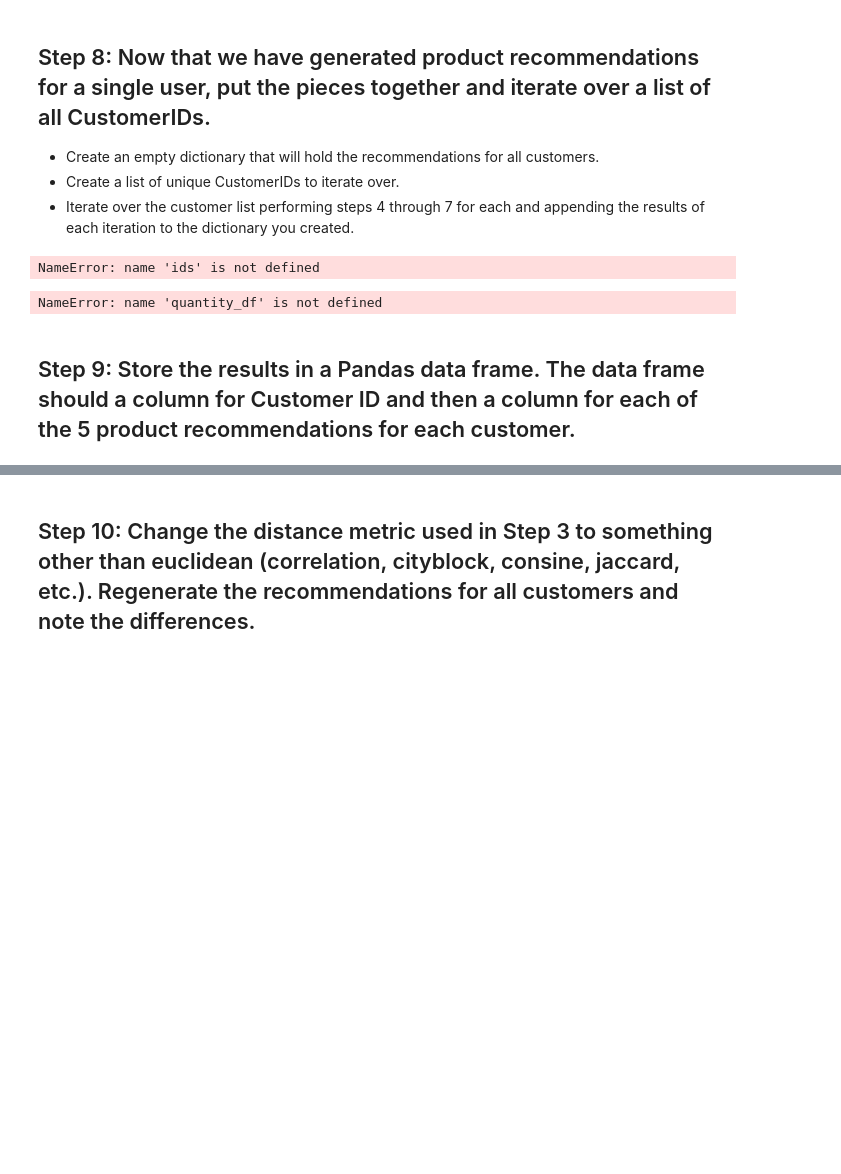
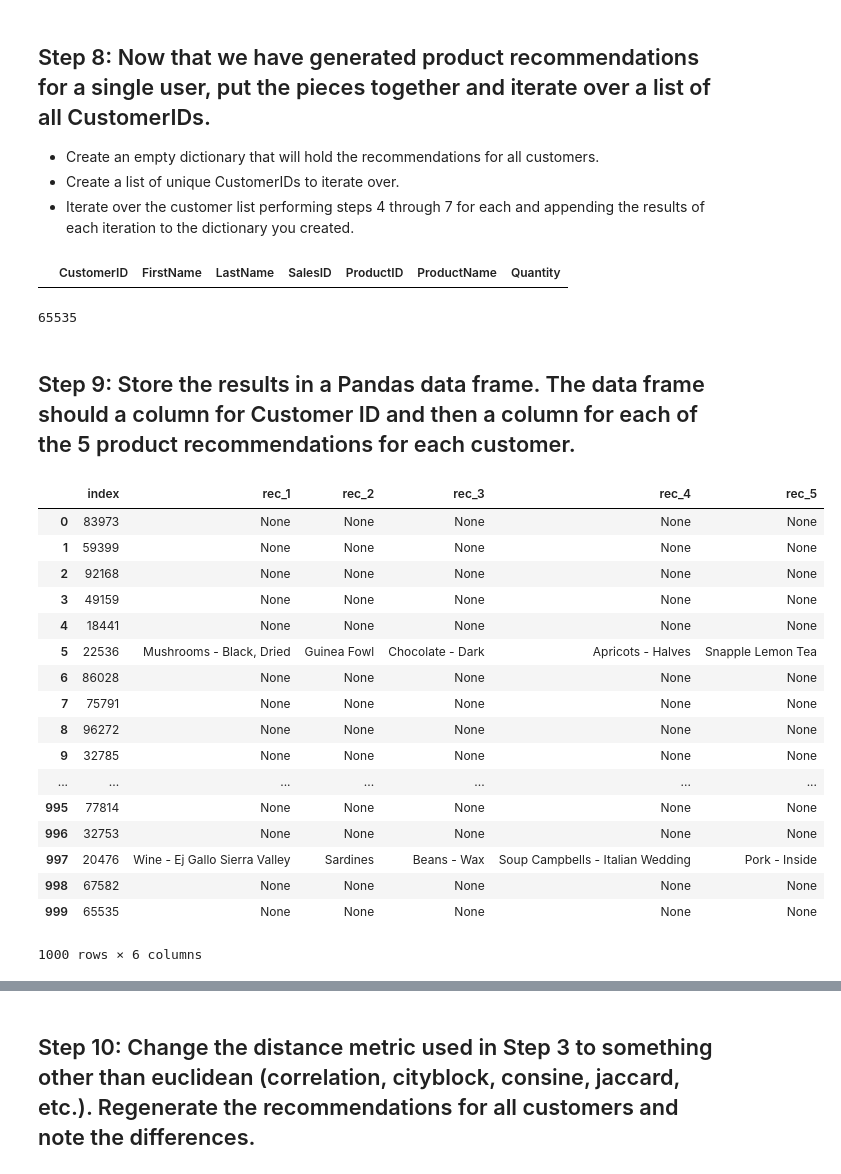
Before and after one commit to ironhacksao-datateam/june2019-ft, a Jupyter notebook: week_6/lab-intro-recommender-systems/your-code/recommended_system.ipynb, the cells around one changed output, grey strips where cells are left out. Drawn from its saved outputs; the diff is of its cells as text; code cells hidden in the pictures; blank space fills up the shorter version.

Commit message:
recommend system

```diff
--- a/week_6/lab-intro-recommender-systems/your-code/recommended_system.ipynb
+++ b/week_6/lab-intro-recommender-systems/your-code/recommended_system.ipynb
@@ -239,11 +239,7 @@ filtered.head()
 - Create an empty dictionary that will hold the recommendations for all customers.
 - Create a list of unique CustomerIDs to iterate over.
 - Iterate over the customer list performing steps 4 through 7 for each and appending the results of each iteration to the dictionary you created.
-# %%
-for customer in ids:
-    c_ = customerSimilarityMatrix[customer].sort_values(ascending=False)[1:6]
-    c_Similar = data.query('CustomerID in @c_.index')
-    cq = c_Similar.groupby('ProductName')['Quantity'].sum().sort_values(ascending=False)
-    allRecomend[customer] = data.query('ProductName in @cq.index & CustomerID in @c_.index').groupby('ProductName')['Quantity'].sum().sort_values(ascending=False)[0:5]
-# %% [output]
-NameError: name 'ids' is not defined
+# %%
+data[data.Quantity == 0]
+# %% [output]
+|  | CustomerID | FirstName | LastName | SalesID | ProductID | ProductName | Quantity |
@@ -250,3 +248,7 @@ NameError: name 'ids' is not defined
+# %%
+customer_id
+# %% [output]
+65535
 # %%
 # Empty dictionary
 recommender_dict = {customer: [] for customer in set(data['CustomerID'])}
@@ -256,16 +258,51 @@ for customer_id in set(data['CustomerID']):
     # Step 4
     top_5 = list(distances_df[customer_id].sort_values(ascending=False)[1:6].index)
     # Step 5
-    items_of_similar_customers_df = quantity_df[quantity_df['CustomerID'].isin(top_5)].reset_index(drop=True)
+    items_of_similar_customers_df = top5_similar_customer[top5_similar_customer['CustomerID'].isin(top_5)].reset_index(drop=True)
     # Step 6
     items_df = items_of_similar_customers_df.groupby('ProductName').sum().sort_values(by='Quantity', ascending=False)['Quantity']
     # Step 7
-    merged = pd.merge(items_df, pivot_df[customer_id], on='ProductName').reset_index()
-    merged.columns = ['ProductName', 'Quantity', 'Purchased']
-    filtered = merged[merged['Purchased'] == 0]
+    # Merge the 'items_df': df with the quantities of the most similar customers
+    # with the similarity of customer 33 from pivot_customer
+    merged = pd.merge(items_df, pivot_customer[33], on='ProductName').reset_index()
+
+    # rename columns
+    merged.columns = ['ProductName', 'Quantity_similar_33', 'Quantity_33']
+    filtered = merged[merged['Quantity_33'] == 0]
     # Results
     recommender_dict[customer_id] = list(filtered['ProductName'].head())
-# %% [output]
-NameError: name 'quantity_df' is not defined
 # %% [markdown]
 ##  Step 9: Store the results in a Pandas data frame. The data frame should a column for Customer ID and then a column for each of the 5 product recommendations for each customer.
+# %%
+# transform dictionary into a dataframe
+df_final = pd.DataFrame.from_dict(
+    # passing dict
+    recommender_dict,
+    # column = index
+    orient='index',
+    # name columns
+    columns=['rec_1', 'rec_2', 'rec_3', 'rec_4', 'rec_5']
+)
+# %%
+df_final.reset_index(inplace=True)
+# %%
+df_final
+# %% [output]
+|  | index | rec_1 | rec_2 | rec_3 | rec_4 | rec_5 |
+| 0 | 83973 | None | None | None | None | None |
+| 1 | 59399 | None | None | None | None | None |
+| 2 | 92168 | None | None | None | None | None |
+| 3 | 49159 | None | None | None | None | None |
+| 4 | 18441 | None | None | None | None | None |
+| 5 | 22536 | Mushrooms - Black, Dried | Guinea Fowl | Chocolate - Dark | Apricots - Halves | Snapple Lemon Tea |
+| 6 | 86028 | None | None | None | None | None |
+| 7 | 75791 | None | None | None | None | None |
+| 8 | 96272 | None | None | None | None | None |
+| 9 | 32785 | None | None | None | None | None |
+| ... | ... | ... | ... | ... | ... | ... |
+| 995 | 77814 | None | None | None | None | None |
+| 996 | 32753 | None | None | None | None | None |
+| 997 | 20476 | Wine - Ej Gallo Sierra Valley | Sardines | Beans - Wax | Soup Campbells - Italian Wedding | Pork - Inside |
+| 998 | 67582 | None | None | None | None | None |
+| 999 | 65535 | None | None | None | None | None |
+1000 rows × 6 columns
```
Also changed, not shown: parts of 7 cells of this notebook, 1 other file.
